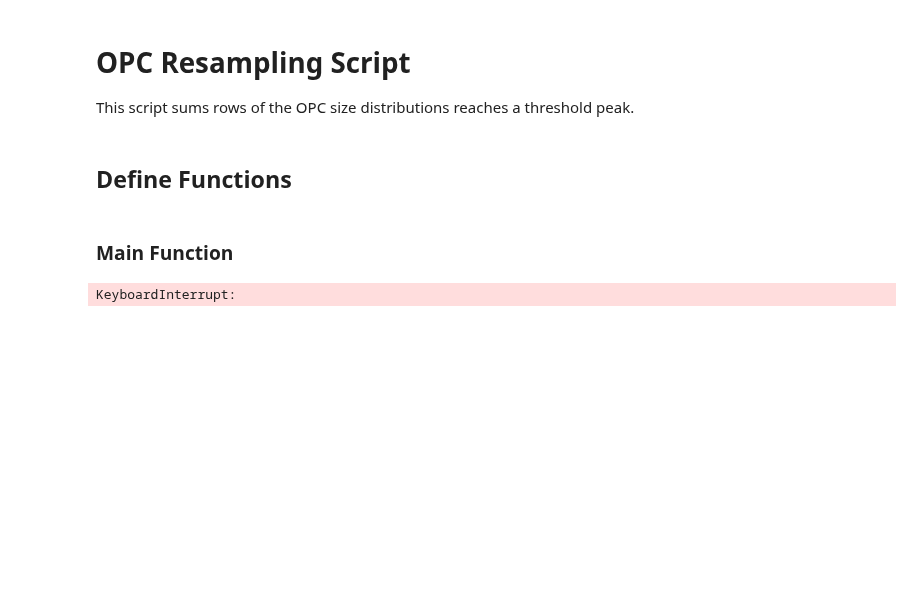
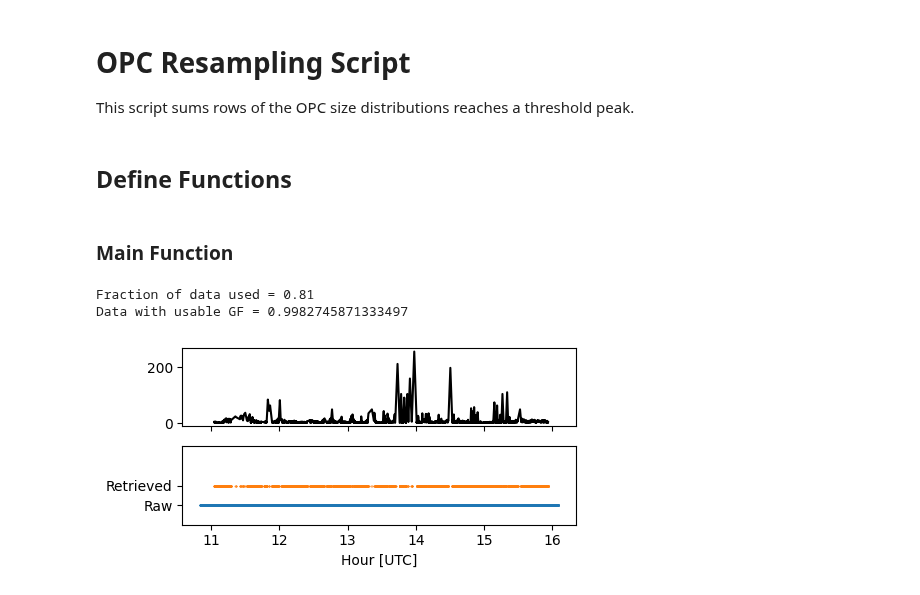
Before and after one commit to csoloff/dash, a Jupyter notebook: opc_process_peak.ipynb, the cells around one changed output. Saved outputs shown, nothing was run; the diff lists cells and outputs as text; code cells hidden in the pictures; blank space fills up the shorter version.

```diff
--- a/opc_process_peak.ipynb
+++ b/opc_process_peak.ipynb
@@ -160,6 +162,11 @@ def get_sems_periods(flight_date):
     return output_sorted
 # %%
 def get_flight_periods(flight_date):
+    '''
+    Gets period of flight when LARGE filter is off
+    :param flight_data: Datetime object with the flight day of interest
+    :return: pandas DataFrame of the flight period
+    '''
     out=[]
     row =  flight_times.loc[[((flight_times.loc[i,'LARGE_Filter_Off_UTC'].date() == flight_date.date())
                                        or (flight_times.loc[i,'Landing_UTC'].date() == flight_date.date()))
@@ -167,6 +174,12 @@ def get_flight_periods(flight_date):
     return [[pd.to_datetime(row['LARGE_Filter_Off_UTC'].values[0]), pd.to_datetime(row['LARGE_Filter_On_UTC'].values[0])]]
 # %%
 def crop(df, sems_per):
+    '''
+    Crops data based on the SEMS sampling periods
+    :param df: pandas DataFrame
+    :param sems_per: pandas DataFrame of flight periods outputted from get_flight_periods()
+    :return: pandas DataFrame
+    '''
     combined_mask = pd.Series([False] * len(df))
 
     for start_date, end_date in sems_per:
@@ -386,9 +422,11 @@ line_breaks = pd.read_csv(f'{meta_dir}ARCSIX_DASH_SEMS_switch_times.txt',
                             )[['FltNum', 'Switch_Start_UTC', 'Switch_Stop_UTC',
                                'LARGE_From', 'LARGE_To']]
 # %%
-date = '2024_06_05'
+date = '2024_06_10'
 #sems_per = get_sems_periods(datetime.strptime(date, '%Y_%m_%d'))
 ft = get_flight_periods(datetime.strptime(date, '%Y_%m_%d'))
-output = process('./data/DASH-flight-'+date+'/', 'RESAMP_240605', )
+output = process('./data/DASH-flight-'+date+'/', 'RESAMP_240610', line_sw=False)
 # %% [output]
-KeyboardInterrupt:
+Fraction of data used = 0.81
+Data with usable GF = 0.9982745871333497
+[figure, added]
```
Also changed, not shown: parts of 2 cells of this notebook, 1 other file.
